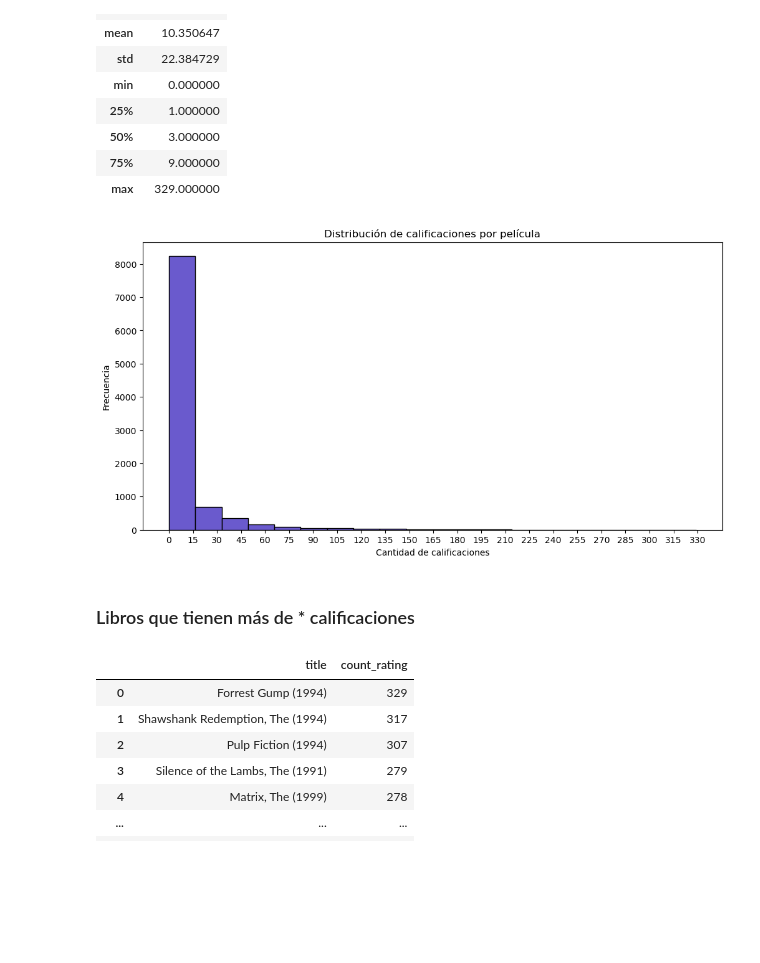
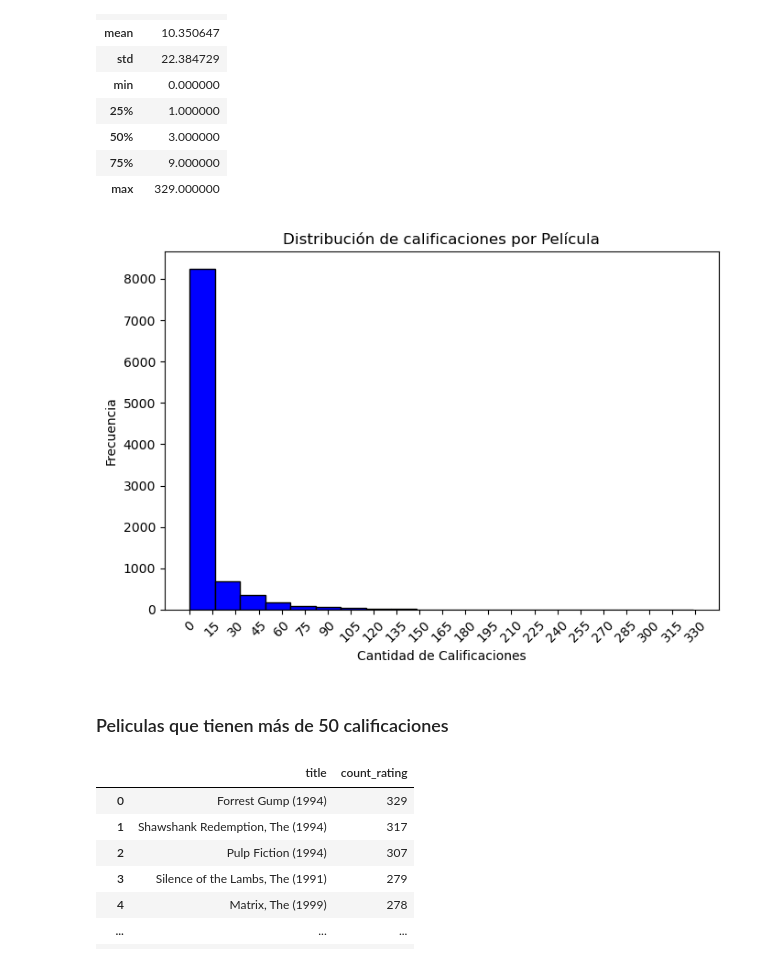
Before and after one commit to Leostark95/Analitica_3_Proyecto_2, a Jupyter notebook: b_analisis_exploratorio.ipynb, the cells around one changed output. Drawn from its saved outputs; the diff is of its cells as text; code cells hidden in the pictures; blank space fills up the shorter version.

```diff
--- a/b_analisis_exploratorio.ipynb
+++ b/b_analisis_exploratorio.ipynb
@@ -167,21 +188,25 @@ movie_rating.describe()
 | 75% | 9.000000 |
 | max | 329.000000 |
 # %%
-### graficar distribución
-plt.figure(figsize=(12, 6))
+# Supongamos que `movie_rating` es un DataFrame que contiene la columna 'count_rating'.
+plt.figure(figsize=(7, 5))  # Configurar el tamaño de la figura
 
-plt.hist(movie_rating['count_rating'], bins=20, color='slateblue', edgecolor='black')
-plt.title('Distribución de calificaciones por película')
-plt.xlabel('Cantidad de calificaciones')
+# Crear el histograma
+plt.hist(movie_rating['count_rating'], bins=20, color='blue', edgecolor='black')  # Cambiar el color a 'blue'
+
+# Configurar títulos y etiquetas
+plt.title('Distribución de calificaciones por Película')
+plt.xlabel('Cantidad de Calificaciones')
 plt.ylabel('Frecuencia')
 
-plt.xticks(np.arange(0, movie_rating['count_rating'].max() + 15, 15))
-
+# Ajustar los ticks del eje x y rotar etiquetas
+plt.xticks(np.arange(0, movie_rating['count_rating'].max() + 15, 15), rotation=45)  # Rotar etiquetas para mayor claridad
+plt.tight_layout()  # Ajustar el diseño para evitar solapamientos
 plt.show()
 # %% [output]
-[figure, old version]
+[figure, new version]
 # %% [markdown]
-### Libros que tienen más de * calificaciones
+### Peliculas que tienen más de 50 calificaciones
 # %%
 rating_movie = pd.read_sql("""
                            SELECT m.title,
```
Also changed, not shown: parts of 3 cells of this notebook.
